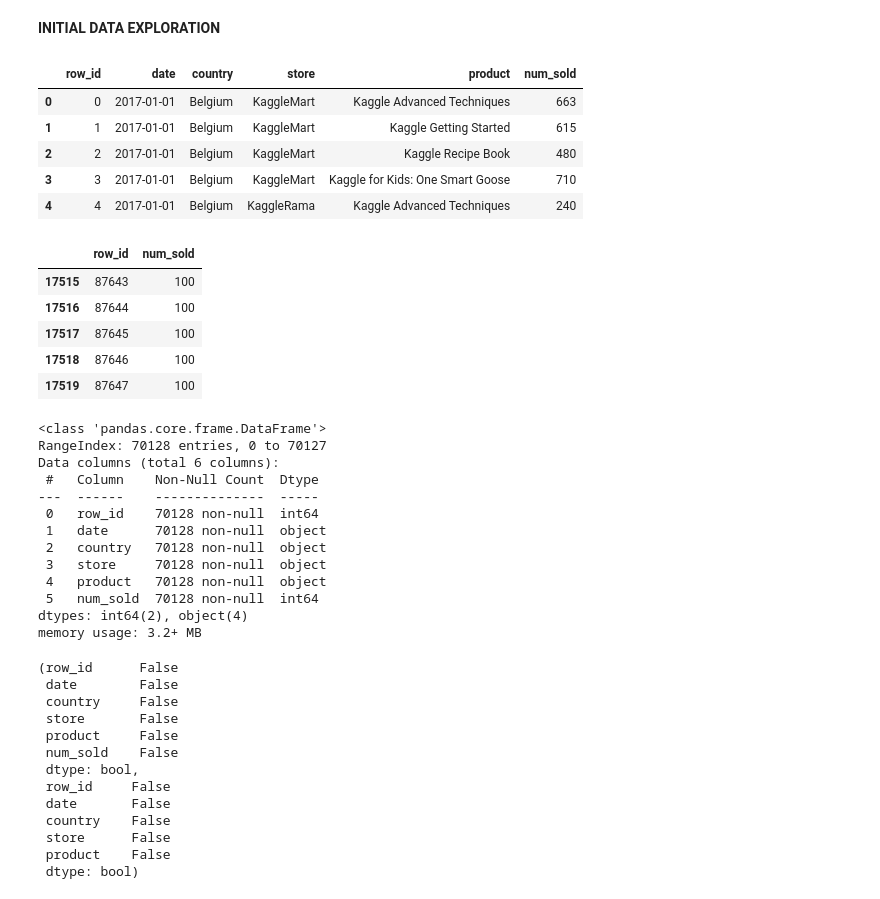
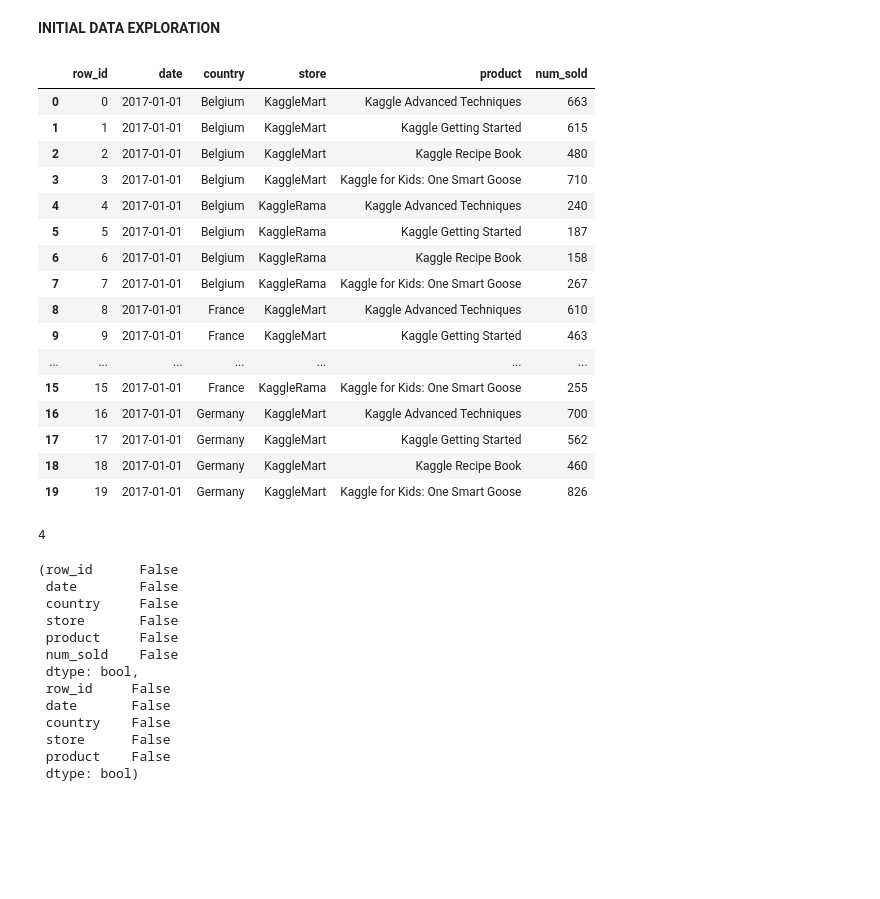
Before and after one commit to Serueja/kaggle-comps, a Jupyter notebook: tabular_playground_series/t_p_s_init.ipynb, the cells around one changed output. Saved outputs shown, nothing was run; the diff lists cells and outputs as text; code cells hidden in the pictures; blank space fills up the shorter version.

```diff
--- a/tabular_playground_series/t_p_s_init.ipynb
+++ b/tabular_playground_series/t_p_s_init.ipynb
@@ -23,39 +23,29 @@ submission_example = pd.read_csv(zf.open('sample_submission.csv'))
 # %% [markdown]
 **INITIAL DATA EXPLORATION**
 # %%
-train.head()
+train.head(20)
 # %% [output]
 |  | row_id | date | country | store | product | num_sold |
 | 0 | 0 | 2017-01-01 | Belgium | KaggleMart | Kaggle Advanced Techniques | 663 |
 | 1 | 1 | 2017-01-01 | Belgium | KaggleMart | Kaggle Getting Started | 615 |
 | 2 | 2 | 2017-01-01 | Belgium | KaggleMart | Kaggle Recipe Book | 480 |
 | 3 | 3 | 2017-01-01 | Belgium | KaggleMart | Kaggle for Kids: One Smart Goose | 710 |
 | 4 | 4 | 2017-01-01 | Belgium | KaggleRama | Kaggle Advanced Techniques | 240 |
+| 5 | 5 | 2017-01-01 | Belgium | KaggleRama | Kaggle Getting Started | 187 |
+| 6 | 6 | 2017-01-01 | Belgium | KaggleRama | Kaggle Recipe Book | 158 |
+| 7 | 7 | 2017-01-01 | Belgium | KaggleRama | Kaggle for Kids: One Smart Goose | 267 |
+| 8 | 8 | 2017-01-01 | France | KaggleMart | Kaggle Advanced Techniques | 610 |
+| 9 | 9 | 2017-01-01 | France | KaggleMart | Kaggle Getting Started | 463 |
+| ... | ... | ... | ... | ... | ... | ... |
+| 15 | 15 | 2017-01-01 | France | KaggleRama | Kaggle for Kids: One Smart Goose | 255 |
+| 16 | 16 | 2017-01-01 | Germany | KaggleMart | Kaggle Advanced Techniques | 700 |
+| 17 | 17 | 2017-01-01 | Germany | KaggleMart | Kaggle Getting Started | 562 |
+| 18 | 18 | 2017-01-01 | Germany | KaggleMart | Kaggle Recipe Book | 460 |
+| 19 | 19 | 2017-01-01 | Germany | KaggleMart | Kaggle for Kids: One Smart Goose | 826 |
-# %%
-submission_example.tail()
-# %% [output]
-|  | row_id | num_sold |
-| 17515 | 87643 | 100 |
-| 17516 | 87644 | 100 |
-| 17517 | 87645 | 100 |
-| 17518 | 87646 | 100 |
-| 17519 | 87647 | 100 |
-# %%
-train.info()
-# %% [output]
-<class 'pandas.core.frame.DataFrame'>
-RangeIndex: 70128 entries, 0 to 70127
-Data columns (total 6 columns):
- #   Column    Non-Null Count  Dtype
----  ------    --------------  -----
- 0   row_id    70128 non-null  int64
- 1   date      70128 non-null  object
- 2   country   70128 non-null  object
- 3   store     70128 non-null  object
- 4   product   70128 non-null  object
- 5   num_sold  70128 non-null  int64
-dtypes: int64(2), object(4)
-memory usage: 3.2+ MB
+# %%
+train['product'].nunique()
+# %% [output]
+4
 # %%
 (train.isna().any(), test.isna().any())
 # %% [output]
```
Also changed, not shown: parts of 7 cells of this notebook.
